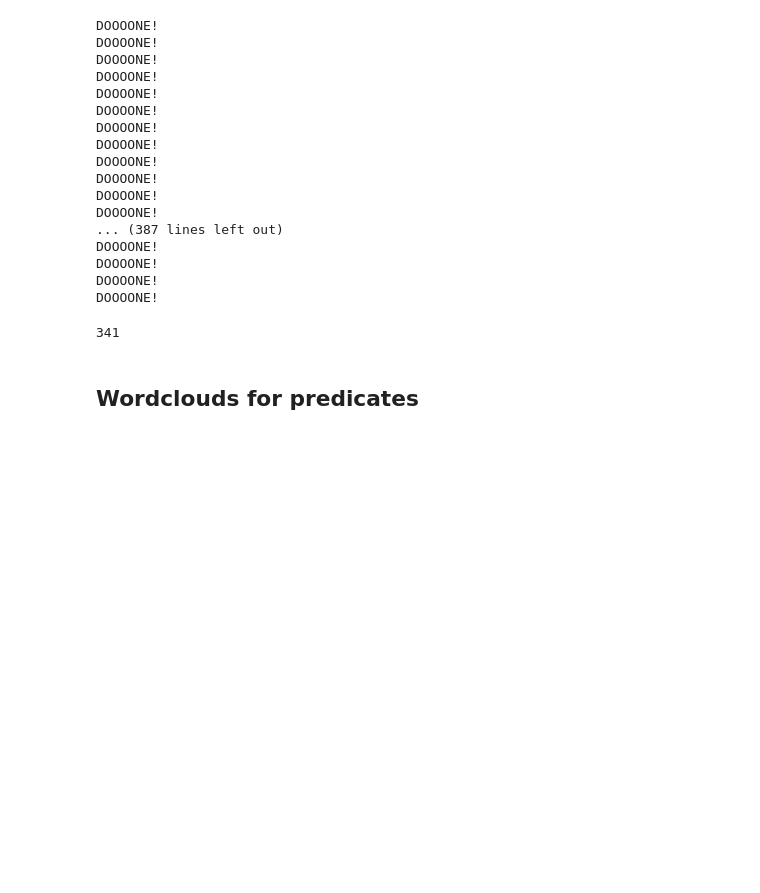
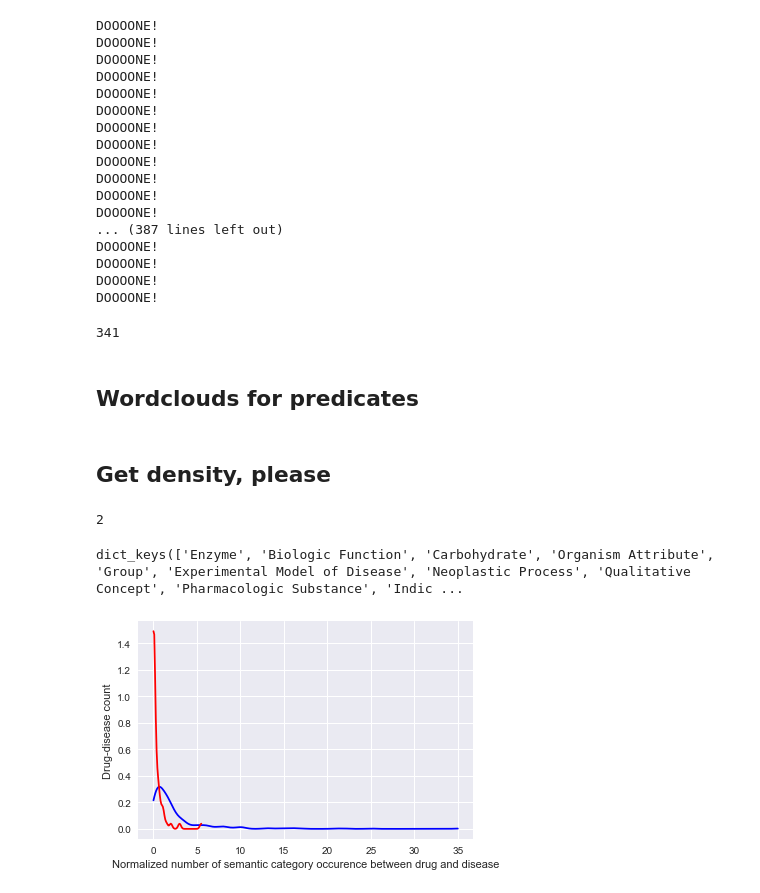
Before and after one commit to explover/DrugsSemGraph, a Jupyter notebook: luigi/4. Feature selection.ipynb, the cells around one changed output. Cells and saved outputs as stored; diff of their text form; code cells hidden in the pictures; blank space fills up the shorter version.

Commit message:
Count and diversity plot as density; data is split by presence of direct links

```diff
--- a/luigi/4. Feature selection.ipynb
+++ b/luigi/4. Feature selection.ipynb
@@ -15,6 +15,7 @@ func = reload(func)
 ## Load random and nonrandom samples
 # %%
 table = pd.read_hdf("./id_table.hdf")
+table["direct"] = pd.read_hdf("./direct_short_real.hdf")
 # %%
 random_counters = get_counters(10, protocol="semanticType")
 # %%
@@ -22,4 +23,4 @@ random_counter = list()
 for counter_list in random_counters:
     random_counter = random_counter + counter_list
 # %%
-real_counter = get_sem_cat_counter_list(table, "real", protocol="semanticType")
+real_counter = func.get_sem_cat_counter_list(table, "real", protocol="semanticType")
@@ -183,0 +203,2 @@ with open("table_number.pkl", "wb") as number_file:
+# %% [markdown]
+## Get density, please
@@ -183,0 +207,25 @@ with open("table_number.pkl", "wb") as number_file:
+# %%
+def plot_dens(cat, counter_list, color):
+    get_track_key = partial_second(Counter.__getitem__, cat)
+    track = list(map(get_track_key, counter_list))
+    min_lim = 0
+    max_lim = np.percentile(track, 95)
+    plt.xlim(0, max_lim)
+    pdf, grid, _ = kde(track, cut=0)
+    plt.plot(grid, pdf, color=color)
+    plt.xlabel("Normalized number of semantic category occurence between drug and disease")
+    plt.ylabel("Drug-disease count")
+# %%
+print(len(real_counter))
+# %% [output]
+2
+# %%
+print(real_counter[0][0].keys())
+# %% [output]
+dict_keys(['Enzyme', 'Biologic Function', 'Carbohydrate', 'Organism Attribute', 'Group', 'Experimental Model of Disease', 'Neoplastic Process', 'Qualitative Concept', 'Pharmacologic Substance', 'Indic ...
+# %%
+%matplotlib inline
+plot_dens("Enzyme", real_counter[0], "blue")
+plot_dens("Enzyme", real_counter[1], "red")
+# %% [output]
+[figure, added]
```
Also changed, not shown: parts of 4 cells of this notebook, 3 other files.
